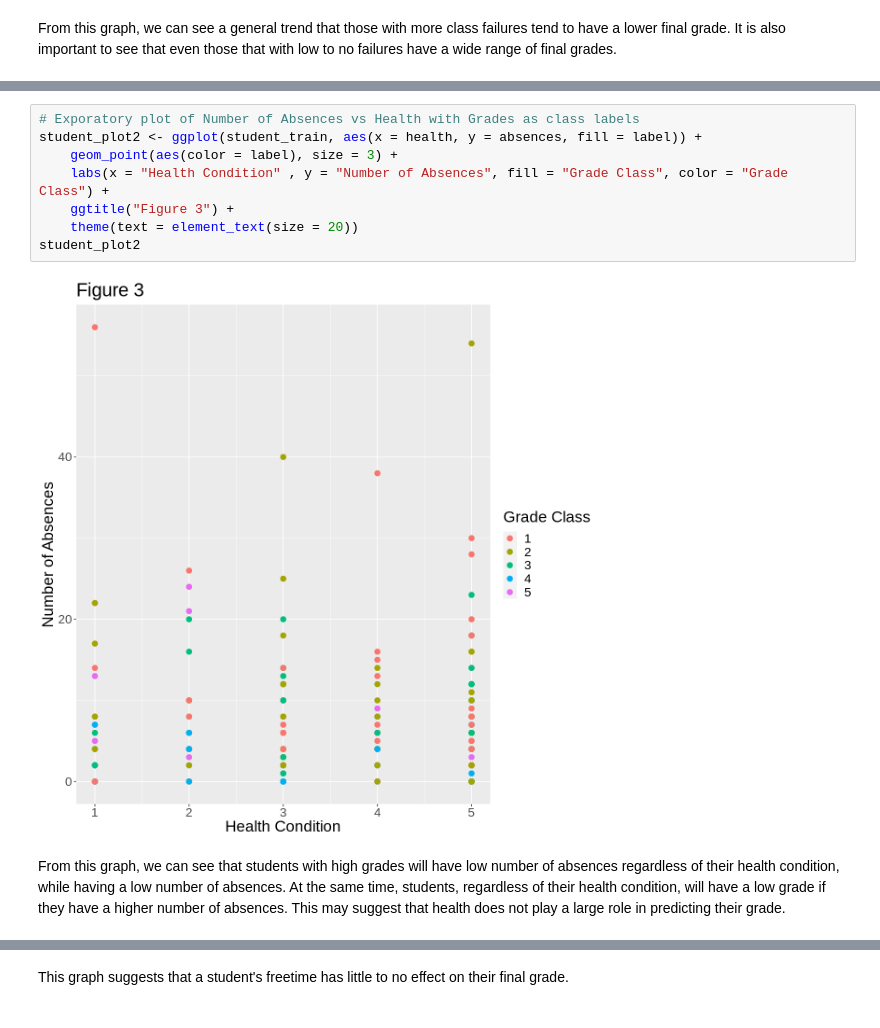
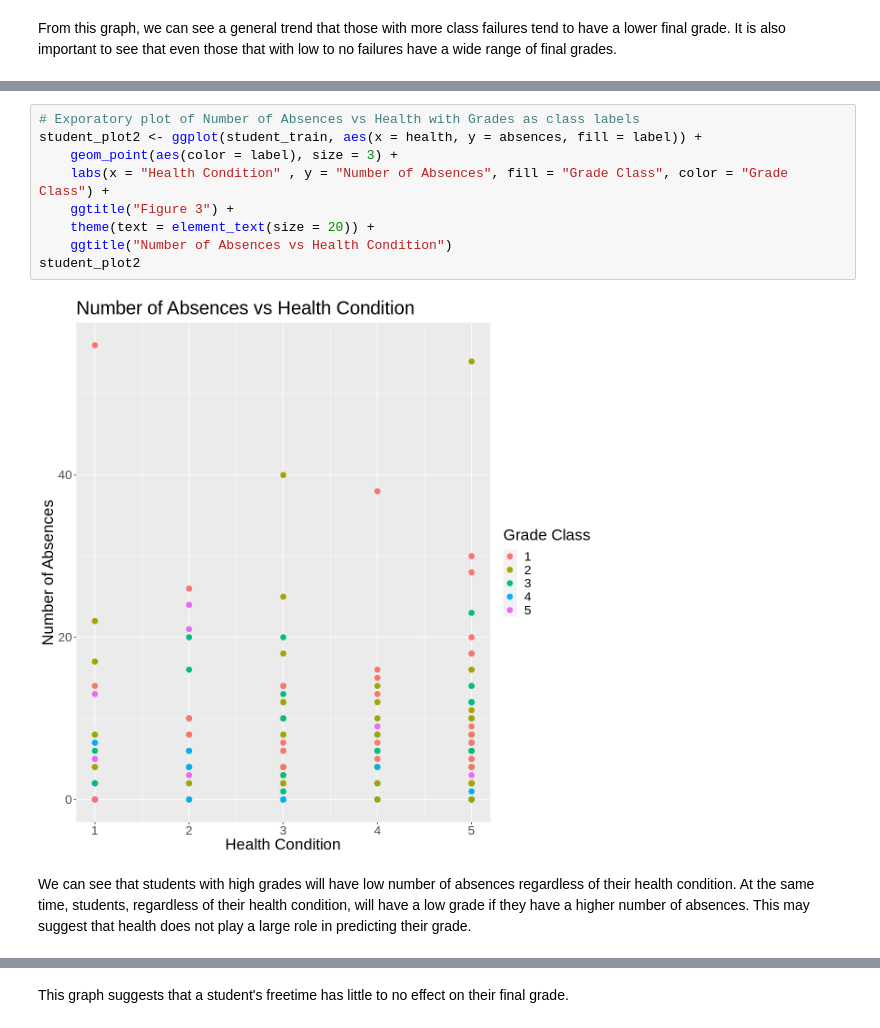
Before and after one commit to FelixNg21/DSCI100-project, a Jupyter notebook: Classification work.ipynb, the cells around one changed output, grey strips where cells are left out. Drawn from its saved outputs; the diff is of its cells as text.

```diff
--- a/Classification work.ipynb
+++ b/Classification work.ipynb
@@ -239,13 +243,14 @@ On this graph, the details are a bit more clear. One might expect a different di
 # %%
 # Exporatory plot of Number of Absences vs Health with Grades as class labels
 student_plot2 <- ggplot(student_train, aes(x = health, y = absences, fill = label)) +
     geom_point(aes(color = label), size = 3) +
     labs(x = "Health Condition" , y = "Number of Absences", fill = "Grade Class", color = "Grade Class") +
     ggtitle("Figure 3") +
-    theme(text = element_text(size = 20))
+    theme(text = element_text(size = 20)) +
+    ggtitle("Number of Absences vs Health Condition")
 student_plot2
 # %% [output]
-[figure, old version]
+[figure, new version]
 # %% [markdown]
-From this graph, we can see that students with high grades will have low number of absences regardless of their health condition, while having a low number of absences. At the same time, students, regardless of their health condition, will have a low grade if they have a higher number of absences. This may suggest that health does not play a large role in predicting their grade.
+We can see that students with high grades will have low number of absences regardless of their health condition. At the same time, students, regardless of their health condition, will have a low grade if they have a higher number of absences. This may suggest that health does not play a large role in predicting their grade.
 # %%
```
Also changed, not shown: parts of 15 cells of this notebook.
